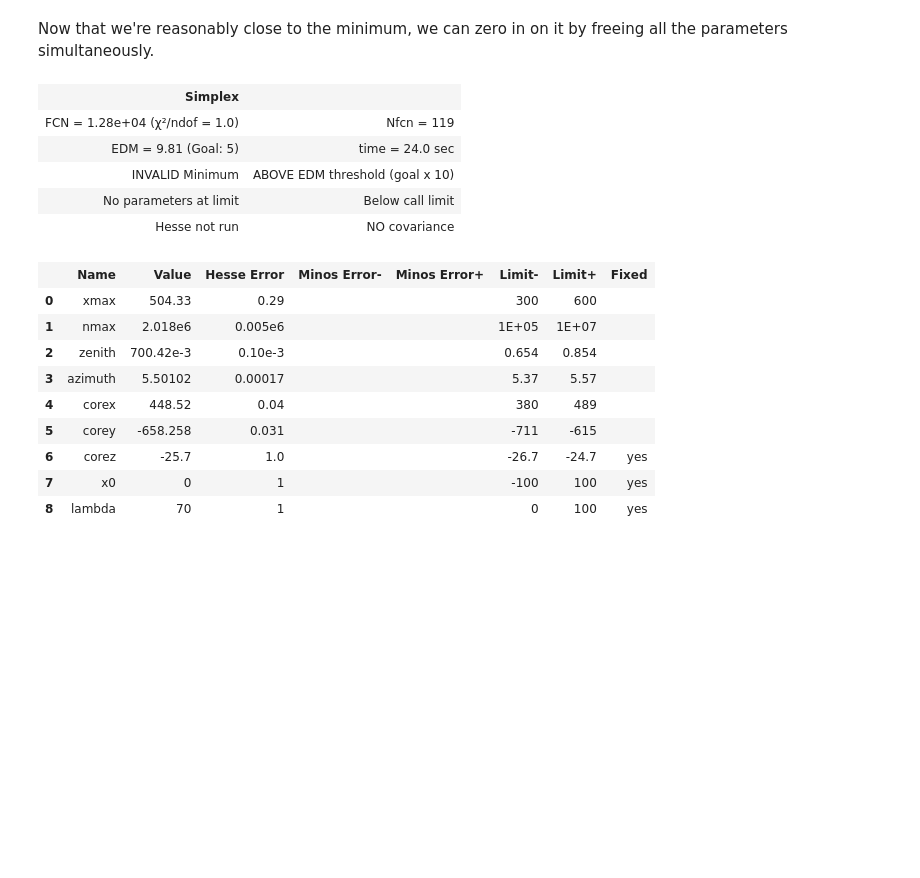
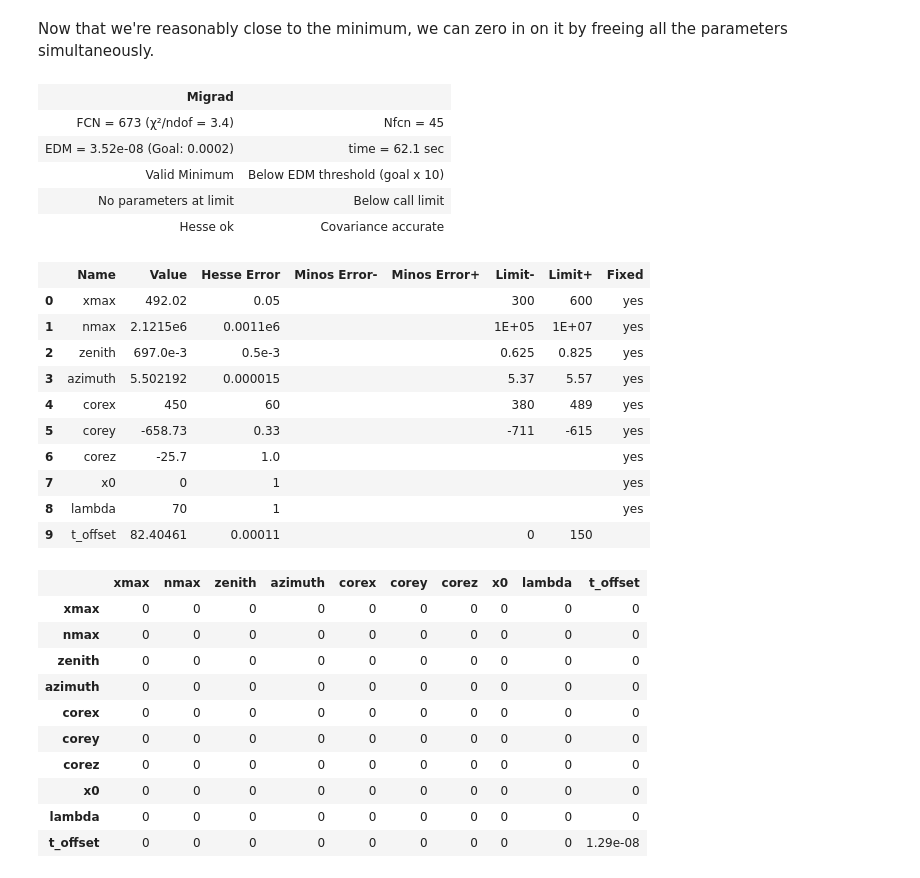
Before and after one commit to ikepc1/NIZ, a Jupyter notebook: niche_fitting.ipynb, the cells around one changed output. Cells and saved outputs as stored; diff of their text form; code cells hidden in the pictures; blank space fills up the shorter version.

```diff
--- a/niche_fitting.ipynb
+++ b/niche_fitting.ipynb
@@ -13,7 +13,7 @@ cfg = CounterConfig(data_files, noise_files)
 # %% [markdown]
 Now let's simulate an event with given shower parameters.
 # %%
-pars = [500.,2.e6,np.deg2rad(40.),np.deg2rad(315.), 450., -660.,-25.7,0,70]
+pars = [500.,2.e6,np.deg2rad(40.),np.deg2rad(315.), 450., -660.,-25.7,0,70,100.]
 ev = BasicParams.get_event(pars)
 pe = ProcessEvents(cfg, frozen_noise=True)
 real_nfits = pe.gen_nfits_from_event(ev)
@@ -151,27 +187,37 @@ m.simplex()
 # %% [markdown]
 Now that we're reasonably close to the minimum, we can zero in on it by freeing all the parameters simultaneously.
 # %%
-coreguess = update_guess(m)
+guess = update_guess(m)
 at = AllSamples(real_nfits, BasicParams, cfg)
-at.target_parameters = ['xmax','nmax','zenith','azimuth','corex','corey']
-m = init_minuit(at, coreguess)
-# m = init_minuit(at, guess)
-m.tol=5
-m.simplex(ncall = 500)
+at.target_parameters = ['t_offset']
+m = init_minuit(at, guess)
+m.migrad()
 # %% [output]
-| Simplex |  |
-| FCN = 1.28e+04 (χ²/ndof = 1.0) | Nfcn = 119 |
-| EDM = 9.81 (Goal: 5) | time = 24.0 sec |
-| INVALID Minimum | ABOVE EDM threshold (goal x 10) |
+| Migrad |  |
+| FCN = 673 (χ²/ndof = 3.4) | Nfcn = 45 |
+| EDM = 3.52e-08 (Goal: 0.0002) | time = 62.1 sec |
+| Valid Minimum | Below EDM threshold (goal x 10) |
 | No parameters at limit | Below call limit |
-| Hesse not run | NO covariance |
+| Hesse ok | Covariance accurate |
 |  | Name | Value | Hesse Error | Minos Error- | Minos Error+ | Limit- | Limit+ | Fixed |
-| 0 | xmax | 504.33 | 0.29 |  |  | 300 | 600 |  |
-| 1 | nmax | 2.018e6 | 0.005e6 |  |  | 1E+05 | 1E+07 |  |
-| 2 | zenith | 700.42e-3 | 0.10e-3 |  |  | 0.654 | 0.854 |  |
-| 3 | azimuth | 5.50102 | 0.00017 |  |  | 5.37 | 5.57 |  |
-| 4 | corex | 448.52 | 0.04 |  |  | 380 | 489 |  |
-| 5 | corey | -658.258 | 0.031 |  |  | -711 | -615 |  |
-| 6 | corez | -25.7 | 1.0 |  |  | -26.7 | -24.7 | yes |
-| 7 | x0 | 0 | 1 |  |  | -100 | 100 | yes |
-| 8 | lambda | 70 | 1 |  |  | 0 | 100 | yes |
+| 0 | xmax | 492.02 | 0.05 |  |  | 300 | 600 | yes |
+| 1 | nmax | 2.1215e6 | 0.0011e6 |  |  | 1E+05 | 1E+07 | yes |
+| 2 | zenith | 697.0e-3 | 0.5e-3 |  |  | 0.625 | 0.825 | yes |
+| 3 | azimuth | 5.502192 | 0.000015 |  |  | 5.37 | 5.57 | yes |
+| 4 | corex | 450 | 60 |  |  | 380 | 489 | yes |
+| 5 | corey | -658.73 | 0.33 |  |  | -711 | -615 | yes |
+| 6 | corez | -25.7 | 1.0 |  |  |  |  | yes |
+| 7 | x0 | 0 | 1 |  |  |  |  | yes |
+| 8 | lambda | 70 | 1 |  |  |  |  | yes |
+| 9 | t_offset | 82.40461 | 0.00011 |  |  | 0 | 150 |  |
+|  | xmax | nmax | zenith | azimuth | corex | corey | corez | x0 | lambda | t_offset |
+| xmax | 0 | 0 | 0 | 0 | 0 | 0 | 0 | 0 | 0 | 0 |
+| nmax | 0 | 0 | 0 | 0 | 0 | 0 | 0 | 0 | 0 | 0 |
+| zenith | 0 | 0 | 0 | 0 | 0 | 0 | 0 | 0 | 0 | 0 |
+| azimuth | 0 | 0 | 0 | 0 | 0 | 0 | 0 | 0 | 0 | 0 |
+| corex | 0 | 0 | 0 | 0 | 0 | 0 | 0 | 0 | 0 | 0 |
+| corey | 0 | 0 | 0 | 0 | 0 | 0 | 0 | 0 | 0 | 0 |
+| corez | 0 | 0 | 0 | 0 | 0 | 0 | 0 | 0 | 0 | 0 |
+| x0 | 0 | 0 | 0 | 0 | 0 | 0 | 0 | 0 | 0 | 0 |
+| lambda | 0 | 0 | 0 | 0 | 0 | 0 | 0 | 0 | 0 | 0 |
+| t_offset | 0 | 0 | 0 | 0 | 0 | 0 | 0 | 0 | 0 | 1.29e-08 |
```
Also changed, not shown: parts of 30 cells of this notebook, 7 other files.
